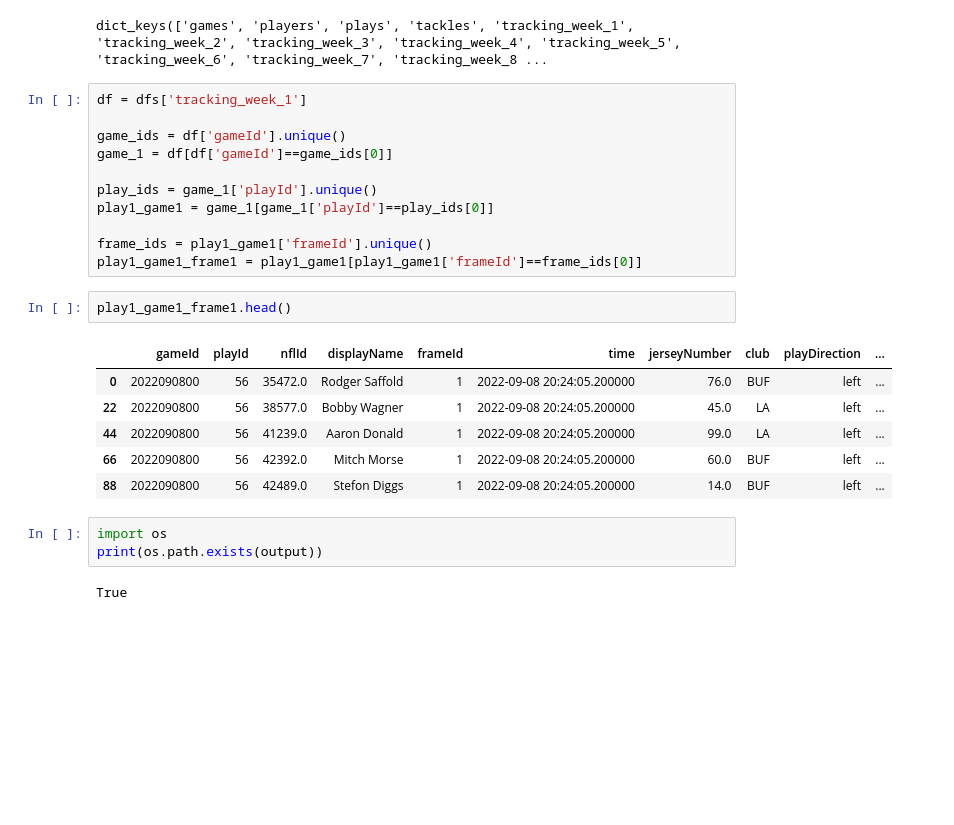
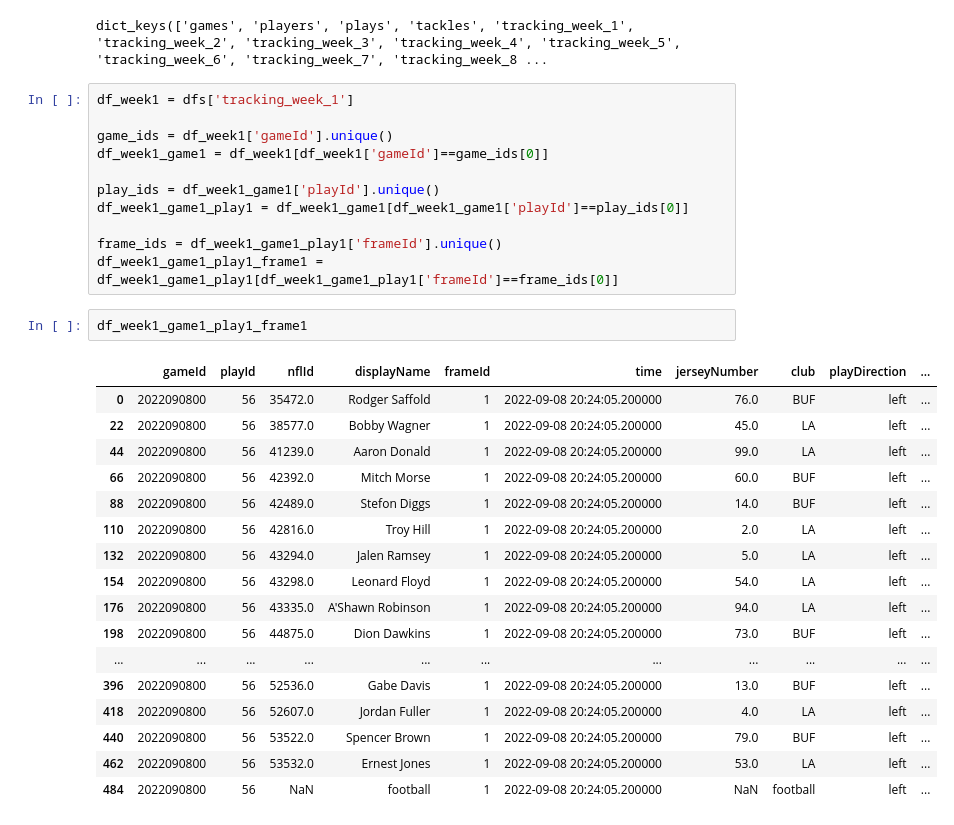
Before and after one commit to Alf-caput/NFL2022_TacklePredictNN, a Jupyter notebook: PracticaFinal_TacklingNFL.ipynb, the cells around one changed output. Saved outputs shown, nothing was run; the diff lists cells and outputs as text; blank space fills up the shorter version.

```diff
--- a/PracticaFinal_TacklingNFL.ipynb
+++ b/PracticaFinal_TacklingNFL.ipynb
@@ -39,27 +39,33 @@ dfs.keys()
 # %% [output]
 dict_keys(['games', 'players', 'plays', 'tackles', 'tracking_week_1', 'tracking_week_2', 'tracking_week_3', 'tracking_week_4', 'tracking_week_5', 'tracking_week_6', 'tracking_week_7', 'tracking_week_8 ...
 # %%
-df = dfs['tracking_week_1']
+df_week1 = dfs['tracking_week_1']
 
-game_ids = df['gameId'].unique()
-game_1 = df[df['gameId']==game_ids[0]]
+game_ids = df_week1['gameId'].unique()
+df_week1_game1 = df_week1[df_week1['gameId']==game_ids[0]]
 
-play_ids = game_1['playId'].unique()
-play1_game1 = game_1[game_1['playId']==play_ids[0]]
+play_ids = df_week1_game1['playId'].unique()
+df_week1_game1_play1 = df_week1_game1[df_week1_game1['playId']==play_ids[0]]
 
-frame_ids = play1_game1['frameId'].unique()
-play1_game1_frame1 = play1_game1[play1_game1['frameId']==frame_ids[0]]
+frame_ids = df_week1_game1_play1['frameId'].unique()
+df_week1_game1_play1_frame1 = df_week1_game1_play1[df_week1_game1_play1['frameId']==frame_ids[0]]
-# %%
-play1_game1_frame1.head()
-# %% [output]
-|  | gameId | playId | nflId | displayName | frameId | time | jerseyNumber | club | playDirection | ... |
-| 0 | 2022090800 | 56 | 35472.0 | Rodger Saffold | 1 | 2022-09-08 20:24:05.200000 | 76.0 | BUF | left | ... |
-| 22 | 2022090800 | 56 | 38577.0 | Bobby Wagner | 1 | 2022-09-08 20:24:05.200000 | 45.0 | LA | left | ... |
-| 44 | 2022090800 | 56 | 41239.0 | Aaron Donald | 1 | 2022-09-08 20:24:05.200000 | 99.0 | LA | left | ... |
-| 66 | 2022090800 | 56 | 42392.0 | Mitch Morse | 1 | 2022-09-08 20:24:05.200000 | 60.0 | BUF | left | ... |
-| 88 | 2022090800 | 56 | 42489.0 | Stefon Diggs | 1 | 2022-09-08 20:24:05.200000 | 14.0 | BUF | left | ... |
-# %%
-import os
-print(os.path.exists(output))
-# %% [output]
-True
+# %%
+df_week1_game1_play1_frame1
+# %% [output]
+|  | gameId | playId | nflId | displayName | frameId | time | jerseyNumber | club | playDirection | ... |
+| 0 | 2022090800 | 56 | 35472.0 | Rodger Saffold | 1 | 2022-09-08 20:24:05.200000 | 76.0 | BUF | left | ... |
+| 22 | 2022090800 | 56 | 38577.0 | Bobby Wagner | 1 | 2022-09-08 20:24:05.200000 | 45.0 | LA | left | ... |
+| 44 | 2022090800 | 56 | 41239.0 | Aaron Donald | 1 | 2022-09-08 20:24:05.200000 | 99.0 | LA | left | ... |
+| 66 | 2022090800 | 56 | 42392.0 | Mitch Morse | 1 | 2022-09-08 20:24:05.200000 | 60.0 | BUF | left | ... |
+| 88 | 2022090800 | 56 | 42489.0 | Stefon Diggs | 1 | 2022-09-08 20:24:05.200000 | 14.0 | BUF | left | ... |
+| 110 | 2022090800 | 56 | 42816.0 | Troy Hill | 1 | 2022-09-08 20:24:05.200000 | 2.0 | LA | left | ... |
+| 132 | 2022090800 | 56 | 43294.0 | Jalen Ramsey | 1 | 2022-09-08 20:24:05.200000 | 5.0 | LA | left | ... |
+| 154 | 2022090800 | 56 | 43298.0 | Leonard Floyd | 1 | 2022-09-08 20:24:05.200000 | 54.0 | LA | left | ... |
+| 176 | 2022090800 | 56 | 43335.0 | A'Shawn Robinson | 1 | 2022-09-08 20:24:05.200000 | 94.0 | LA | left | ... |
+| 198 | 2022090800 | 56 | 44875.0 | Dion Dawkins | 1 | 2022-09-08 20:24:05.200000 | 73.0 | BUF | left | ... |
+| ... | ... | ... | ... | ... | ... | ... | ... | ... | ... | ... |
+| 396 | 2022090800 | 56 | 52536.0 | Gabe Davis | 1 | 2022-09-08 20:24:05.200000 | 13.0 | BUF | left | ... |
+| 418 | 2022090800 | 56 | 52607.0 | Jordan Fuller | 1 | 2022-09-08 20:24:05.200000 | 4.0 | LA | left | ... |
+| 440 | 2022090800 | 56 | 53522.0 | Spencer Brown | 1 | 2022-09-08 20:24:05.200000 | 79.0 | BUF | left | ... |
+| 462 | 2022090800 | 56 | 53532.0 | Ernest Jones | 1 | 2022-09-08 20:24:05.200000 | 53.0 | LA | left | ... |
+| 484 | 2022090800 | 56 | NaN | football | 1 | 2022-09-08 20:24:05.200000 | NaN | football | left | ... |
```
Also changed, not shown: parts of 1 cell of this notebook.
